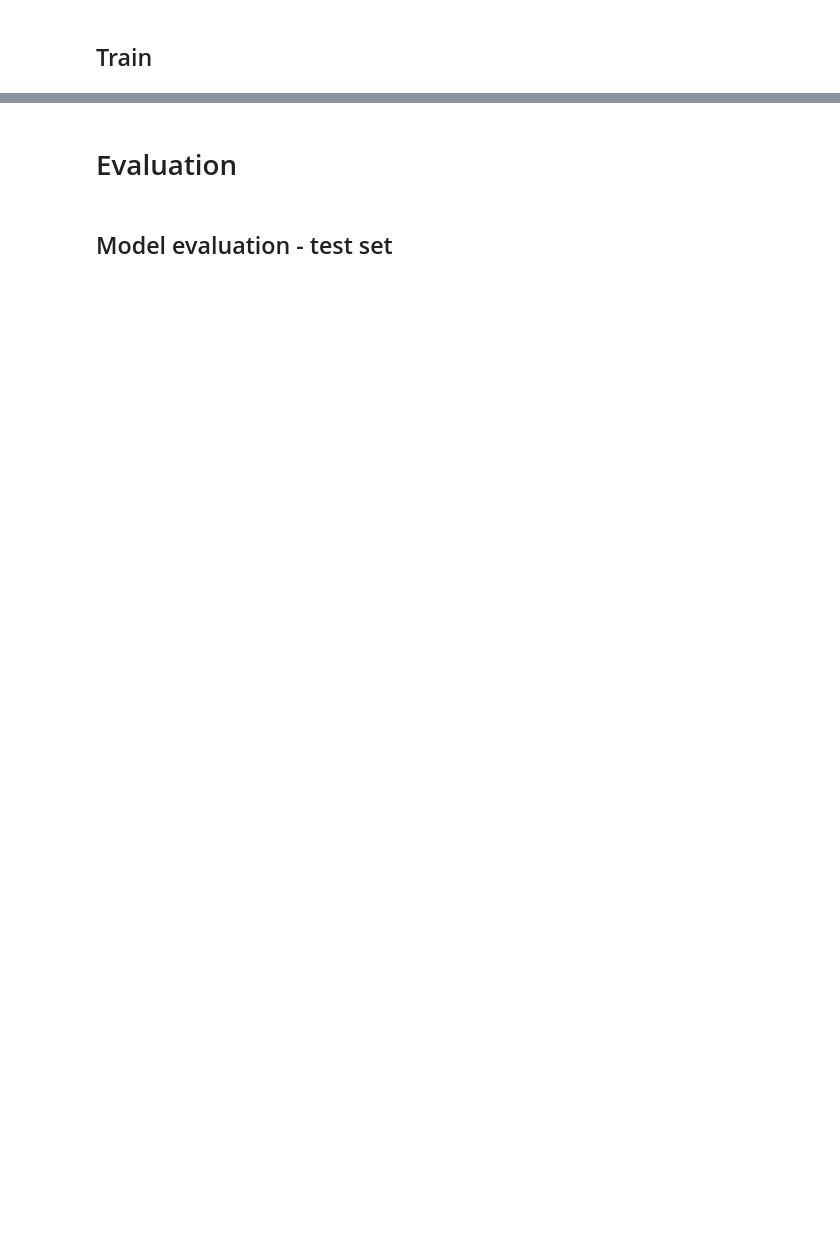
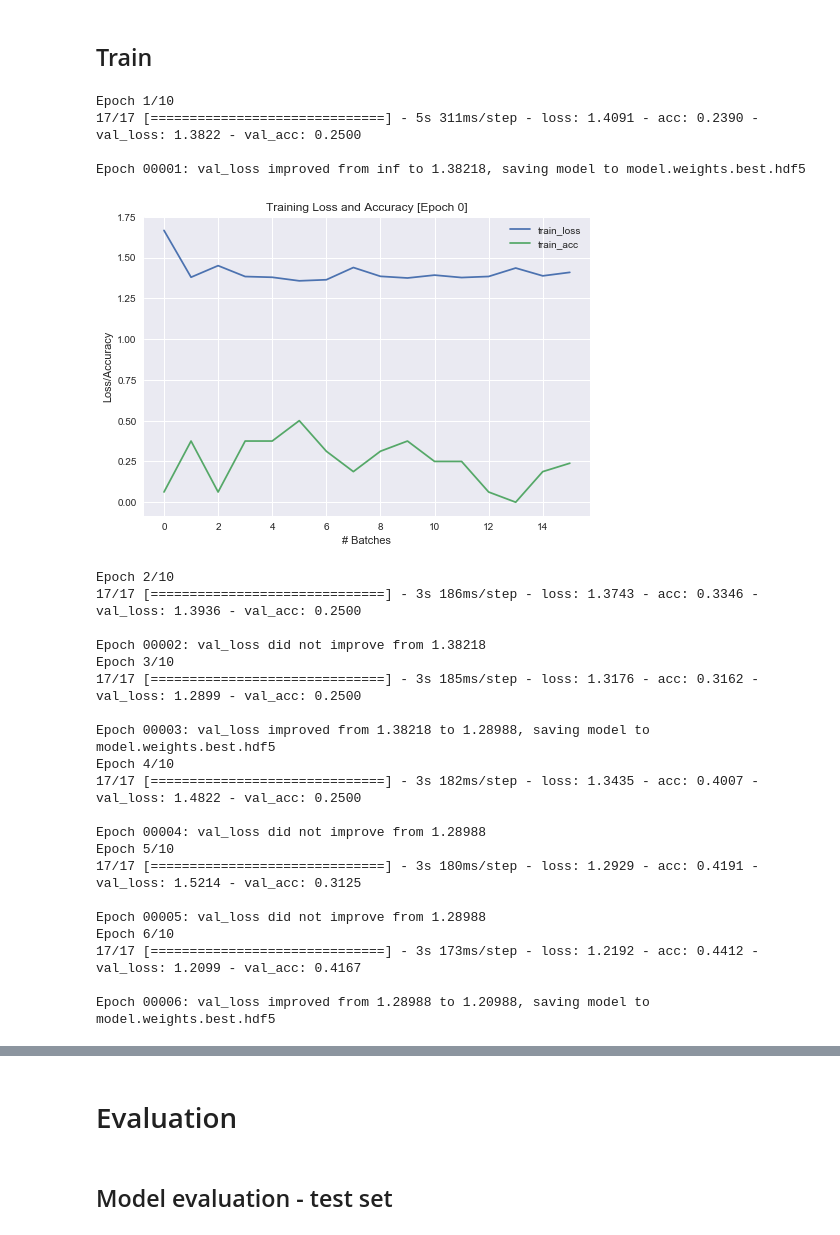
Before and after one commit to jmetzz/ml-laboratory, a Jupyter notebook: notebooks/cases/food-101/multi-class-food.ipynb, the cells around one changed output, grey strips where cells are left out. Drawn from its saved outputs; the diff is of its cells as text; code cells hidden in the pictures; blank space fills up the shorter version.

````diff
--- a/notebooks/cases/food-101/multi-class-food.ipynb
+++ b/notebooks/cases/food-101/multi-class-food.ipynb
@@ -47,12 +71,13 @@ for batch in datagen.flow(x, batch_size=1,
 ```
 # %%
 #base_path="/Users/jean/workspaces/image-classification/resources/data"
-base_path="../../../data/generated"
+base_path="../../.."
+data_path=f"{base_path}/data/generated"
 dataset_name = "food-004-0.1"
 
-train_path = f"{base_path}/{dataset_name}/data/train"
-test_path = f"{base_path}/{dataset_name}/data/validation"
-validation_path = f"{base_path}/{dataset_name}/data/test"
+train_path = f"{data_path}/{dataset_name}/data/train"
+test_path = f"{data_path}/{dataset_name}/data/validation"
+validation_path = f"{data_path}/{dataset_name}/data/test"
 
 batch_size = 16
 height = 150
@@ -103,17 +132,13 @@ class plot_train_progress(keras.callbacks.Callback):
 
     def on_train_begin(self, logs={}):
         self.train_losses = []
-        self.val_losses = []
         self.train_acc = []
-        self.val_acc = []
         self.logs = []
 
     def on_epoch_end(self, epoch, logs={}):
         self.logs.append(logs)
         self.train_losses.append(logs.get('loss'))
         self.train_acc.append(logs.get('acc'))
-        self.val_losses.append(logs.get('val_loss'))
-        self.val_acc.append(logs.get('val_acc'))
 
         if epoch % self.plot_frequency == 0:
             # You can chose the style of your preference
@@ -124,9 +149,7 @@ class plot_train_progress(keras.callbacks.Callback):
             if nr_values_to_plot > 1:
                 t = list(range(nr_values_to_plot))
                 plt.plot(t, self.train_losses[-nr_values_to_plot:], label = "train_loss")
-                plt.plot(t, self.val_losses[-nr_values_to_plot:], label = "val_loss")
                 plt.plot(t, self.train_acc[-nr_values_to_plot:], label = "train_acc")
-                plt.plot(t, self.val_acc[-nr_values_to_plot:], label = "val_acc")
                 plt.title("Training Loss and Accuracy [Epoch {}]".format(epoch))
                 plt.xlabel('# Batches')
                 plt.ylabel('Loss/Accuracy')
@@ -137,14 +160,12 @@ class plot_train_progress(keras.callbacks.Callback):
     def on_batch_end(self, batch, logs={}):
         self.train_losses.append(logs.get('loss'))
         self.train_acc.append(logs.get('acc'))
-        self.val_losses.append(logs.get('val_loss'))
-        self.val_acc.append(logs.get('val_acc'))
 
 # TODO:
 # TensorBoard callback
 # Email notification callback
 
-checkpointer = ModelCheckpoint(filepath='model.weights.best.hdf5', verbose = 1, save_best_only=True)
+checkpointer = ModelCheckpoint(filepath="model.weights.best.hdf5", verbose = 1, save_best_only=True)
 earlyStopping = EarlyStopping(monitor='val_loss', patience=10, verbose=1, mode='min')
 callbacks_list = [checkpointer, plot_train_progress(5, .9), earlyStopping]
 # %% [markdown]
@@ -160,8 +181,8 @@ n_train_samples = 272
 n_validation_samples = 28
 n_test_samples = 100
 n_epochs=10
+
 optimizer='rmsprop'
-
 model_to_use='simple'
 
 if model_to_use == 'inception':
@@ -203,8 +224,8 @@ elif model_to_use == 'custom-inception':
        layer.trainable = True
 
     optimizer=SGD(lr=0.0001, momentum=0.9)
-    checkpointer = ModelCheckpoint(filepath='model.weights.best.hdf5_tunning', verbose = 1, save_best_only=True)
-    callbacks_list = [checkpointer, plot_train_progress(5, .9), earlyStopping]
+    checkpointer = ModelCheckpoint(filepath="model.weights.best.hdf5_tunning", verbose = 1, save_best_only=True)
+    callbacks_list = [checkpointer, plot_train_progress(5, 1), earlyStopping]
 else:
     model = Sequential()
     model.add(Conv2D(32, (3, 3), input_shape=input_shape, padding='same'))
@@ -240,14 +279,40 @@ model.summary()
 # %%
 #model.fit(x_train_color, y_train_color,
 #          batch_size=128,
 #          epochs=10,
 #          validation_data=(x_valid_color, y_valid_color),
 #          callbacks=callbacks_list)
 
-model.fit_generator(
+history = model.fit_generator(
         train_generator,
         epochs=n_epochs,
         steps_per_epoch = n_train_samples // batch_size,
         validation_data = validation_generator,
         validation_steps = n_validation_samples // batch_size,
         callbacks=callbacks_list)
+# %% [output]
+Epoch 1/10
+17/17 [==============================] - 5s 311ms/step - loss: 1.4091 - acc: 0.2390 - val_loss: 1.3822 - val_acc: 0.2500
+
+Epoch 00001: val_loss improved from inf to 1.38218, saving model to model.weights.best.hdf5
+[figure, added]
+Epoch 2/10
+17/17 [==============================] - 3s 186ms/step - loss: 1.3743 - acc: 0.3346 - val_loss: 1.3936 - val_acc: 0.2500
+
+Epoch 00002: val_loss did not improve from 1.38218
+Epoch 3/10
+17/17 [==============================] - 3s 185ms/step - loss: 1.3176 - acc: 0.3162 - val_loss: 1.2899 - val_acc: 0.2500
+
+Epoch 00003: val_loss improved from 1.38218 to 1.28988, saving model to model.weights.best.hdf5
+Epoch 4/10
+17/17 [==============================] - 3s 182ms/step - loss: 1.3435 - acc: 0.4007 - val_loss: 1.4822 - val_acc: 0.2500
+
+Epoch 00004: val_loss did not improve from 1.28988
+Epoch 5/10
+17/17 [==============================] - 3s 180ms/step - loss: 1.2929 - acc: 0.4191 - val_loss: 1.5214 - val_acc: 0.3125
+
+Epoch 00005: val_loss did not improve from 1.28988
+Epoch 6/10
+17/17 [==============================] - 3s 173ms/step - loss: 1.2192 - acc: 0.4412 - val_loss: 1.2099 - val_acc: 0.4167
+
+Epoch 00006: val_loss improved from 1.28988 to 1.20988, saving model to model.weights.best.hdf5
````
Also changed, not shown: parts of 14 cells of this notebook, 2 other files.
